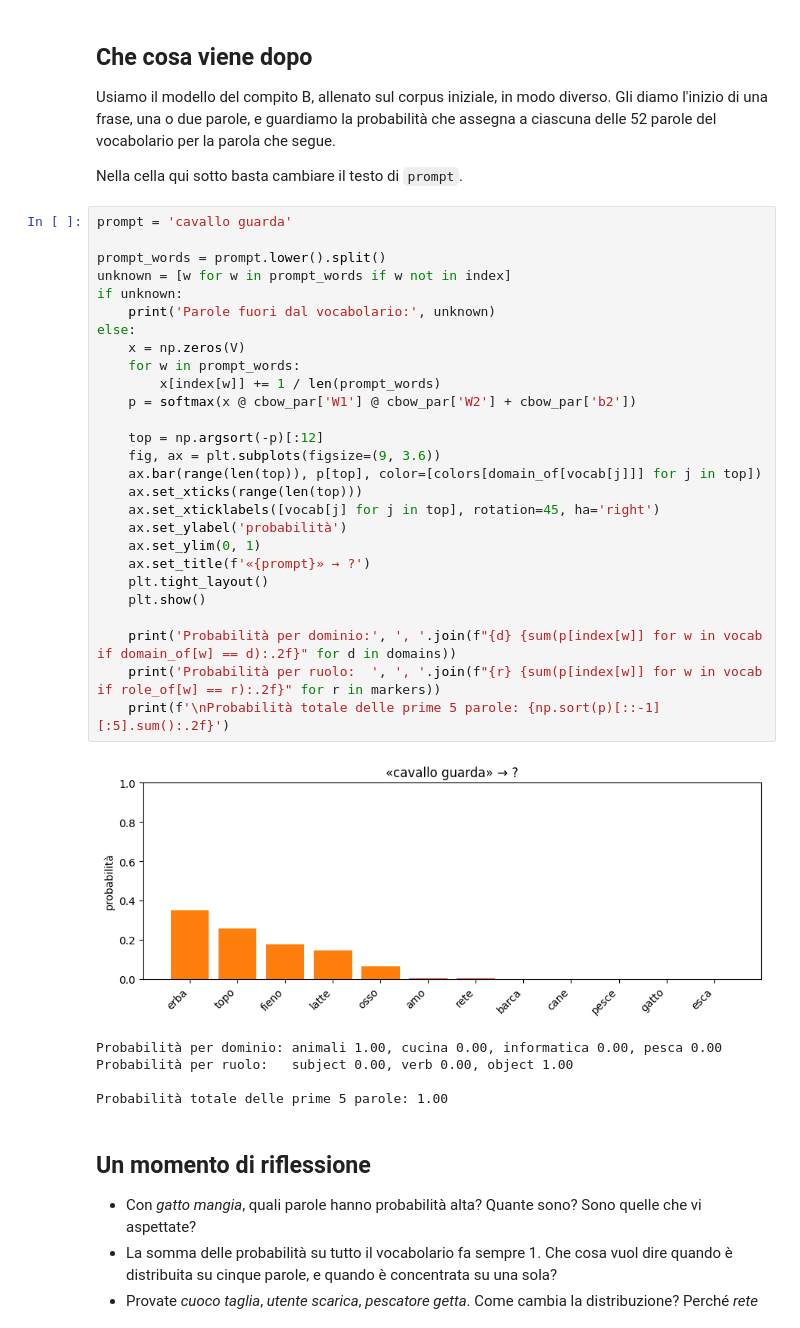
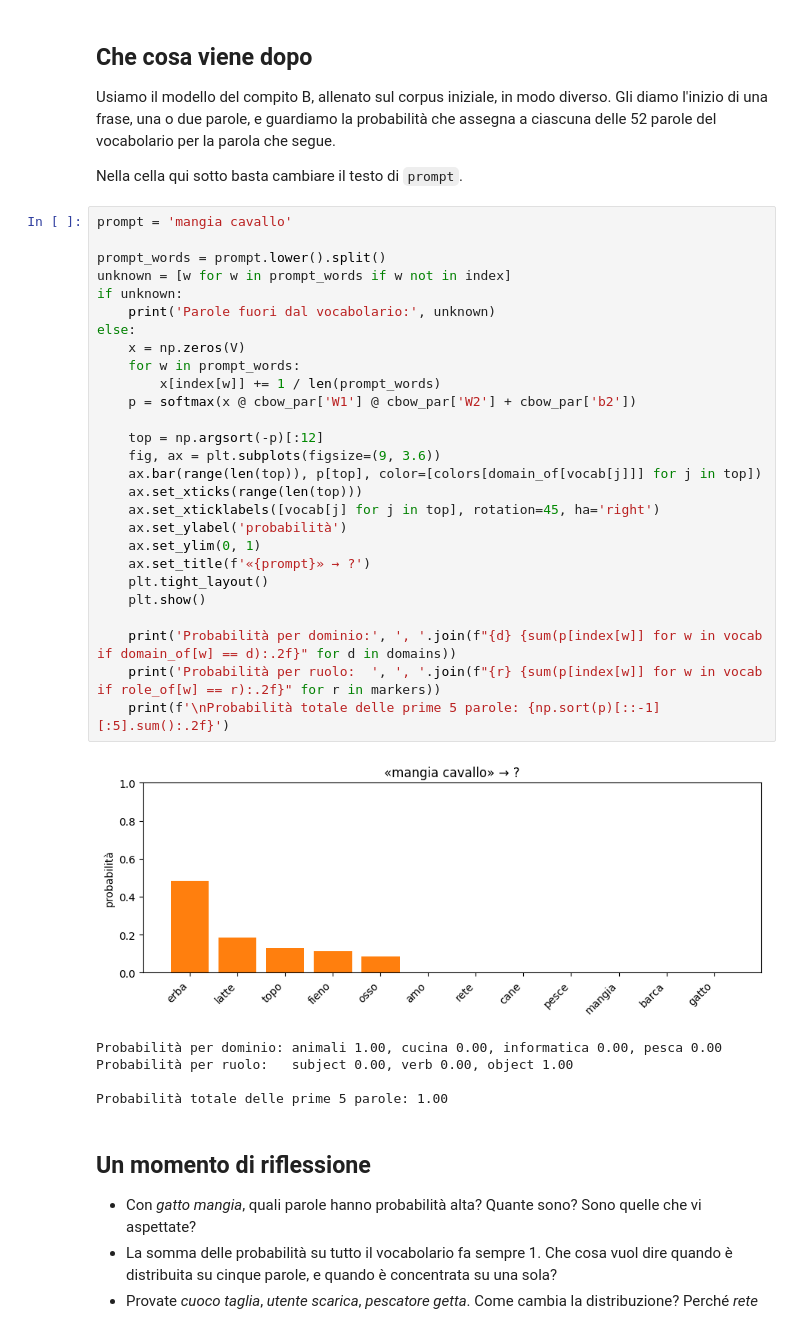
Before and after one commit to umilISLab/midh, a Jupyter notebook: AA2026-27/L13_embedding.ipynb, the cells around one changed output. Saved outputs shown, nothing was run; the diff lists cells and outputs as text.

```diff
--- a/AA2026-27/L13_embedding.ipynb
+++ b/AA2026-27/L13_embedding.ipynb
@@ -659,34 +659,34 @@ Usiamo il modello del compito B, allenato sul corpus iniziale, in modo diverso.
 
 Nella cella qui sotto basta cambiare il testo di `prompt`.
 # %%
-prompt = 'cavallo guarda'
+prompt = 'mangia cavallo'
 
 prompt_words = prompt.lower().split()
 unknown = [w for w in prompt_words if w not in index]
 if unknown:
     print('Parole fuori dal vocabolario:', unknown)
 else:
     x = np.zeros(V)
     for w in prompt_words:
         x[index[w]] += 1 / len(prompt_words)
     p = softmax(x @ cbow_par['W1'] @ cbow_par['W2'] + cbow_par['b2'])
 
     top = np.argsort(-p)[:12]
     fig, ax = plt.subplots(figsize=(9, 3.6))
     ax.bar(range(len(top)), p[top], color=[colors[domain_of[vocab[j]]] for j in top])
     ax.set_xticks(range(len(top)))
     ax.set_xticklabels([vocab[j] for j in top], rotation=45, ha='right')
     ax.set_ylabel('probabilità')
     ax.set_ylim(0, 1)
     ax.set_title(f'«{prompt}» → ?')
     plt.tight_layout()
     plt.show()
 
     print('Probabilità per dominio:', ', '.join(f"{d} {sum(p[index[w]] for w in vocab if domain_of[w] == d):.2f}" for d in domains))
     print('Probabilità per ruolo:  ', ', '.join(f"{r} {sum(p[index[w]] for w in vocab if role_of[w] == r):.2f}" for r in markers))
     print(f'\nProbabilità totale delle prime 5 parole: {np.sort(p)[::-1][:5].sum():.2f}')
 # %% [output]
-[figure, old version]
+[figure, new version]
 Probabilità per dominio: animali 1.00, cucina 0.00, informatica 0.00, pesca 0.00
 Probabilità per ruolo:   subject 0.00, verb 0.00, object 1.00
 
```
Also changed, not shown: 1 other file.
